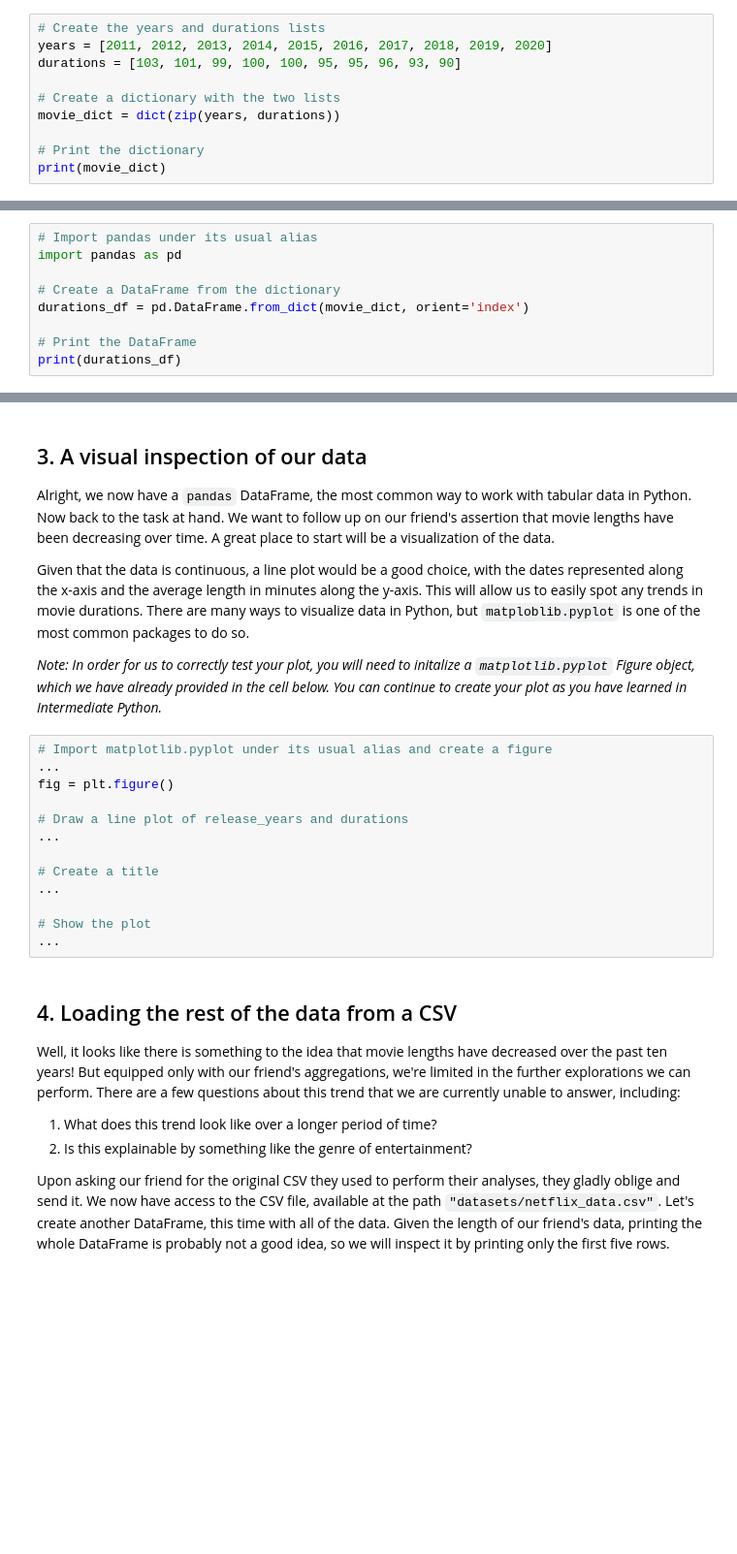
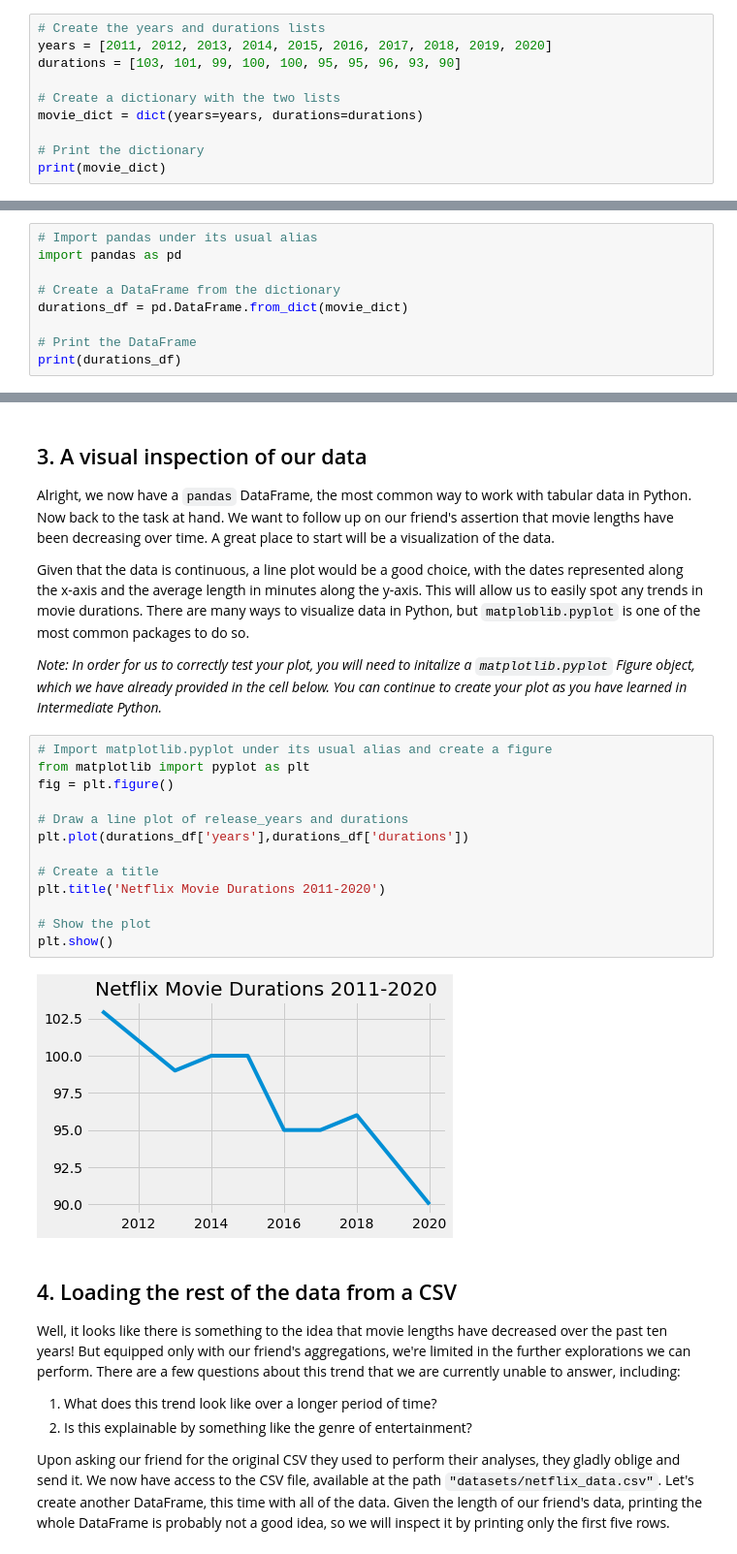
Before and after one commit to andrewdavis23/DataCamp-Projects, a Jupyter notebook: notebook.ipynb, the cells around one changed output, grey strips where cells are left out. Shown at 97% size. Saved outputs shown, nothing was run; the diff lists cells and outputs as text; blank space fills up the shorter version.

```diff
--- a/notebook.ipynb
+++ b/notebook.ipynb
@@ -11,7 +11,7 @@ years = [2011, 2012, 2013, 2014, 2015, 2016, 2017, 2018, 2019, 2020]
 durations = [103, 101, 99, 100, 100, 95, 95, 96, 93, 90]
 
 # Create a dictionary with the two lists
-movie_dict = dict(zip(years, durations))
+movie_dict = dict(years=years, durations=durations)
 
 # Print the dictionary
 print(movie_dict)
@@ -25,7 +25,7 @@ print(movie_dict)
 import pandas as pd
 
 # Create a DataFrame from the dictionary
-durations_df = pd.DataFrame.from_dict(movie_dict, orient='index')
+durations_df = pd.DataFrame.from_dict(movie_dict)
 
 # Print the DataFrame
 print(durations_df)
@@ -48,17 +48,19 @@ print(durations_df)
 <p><em>Note: In order for us to correctly test your plot, you will need to initalize a <code>matplotlib.pyplot</code> Figure object, which we have already provided in the cell below. You can continue to create your plot as you have learned in Intermediate Python.</em></p>
 # %%
 # Import matplotlib.pyplot under its usual alias and create a figure
-...
+from matplotlib import pyplot as plt
 fig = plt.figure()
 
 # Draw a line plot of release_years and durations
-...
+plt.plot(durations_df['years'],durations_df['durations'])
 
 # Create a title
-...
+plt.title('Netflix Movie Durations 2011-2020')
 
 # Show the plot
-...
+plt.show()
+# %% [output]
+[figure, added]
 # %% [markdown]
 ## 4. Loading the rest of the data from a CSV
 <p>Well, it looks like there is something to the idea that movie lengths have decreased over the past ten years! But equipped only with our friend's aggregations, we're limited in the further explorations we can perform. There are a few questions about this trend that we are currently unable to answer, including:</p>
```
Also changed, not shown: parts of 9 cells of this notebook.
